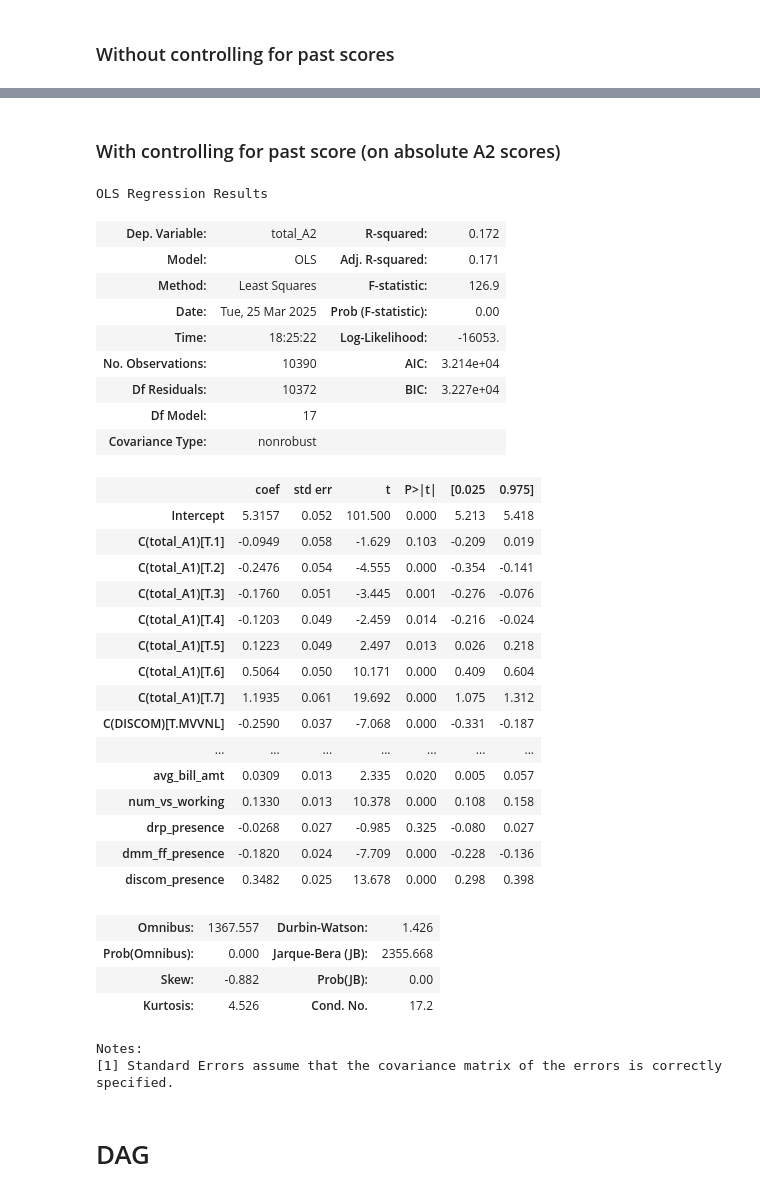
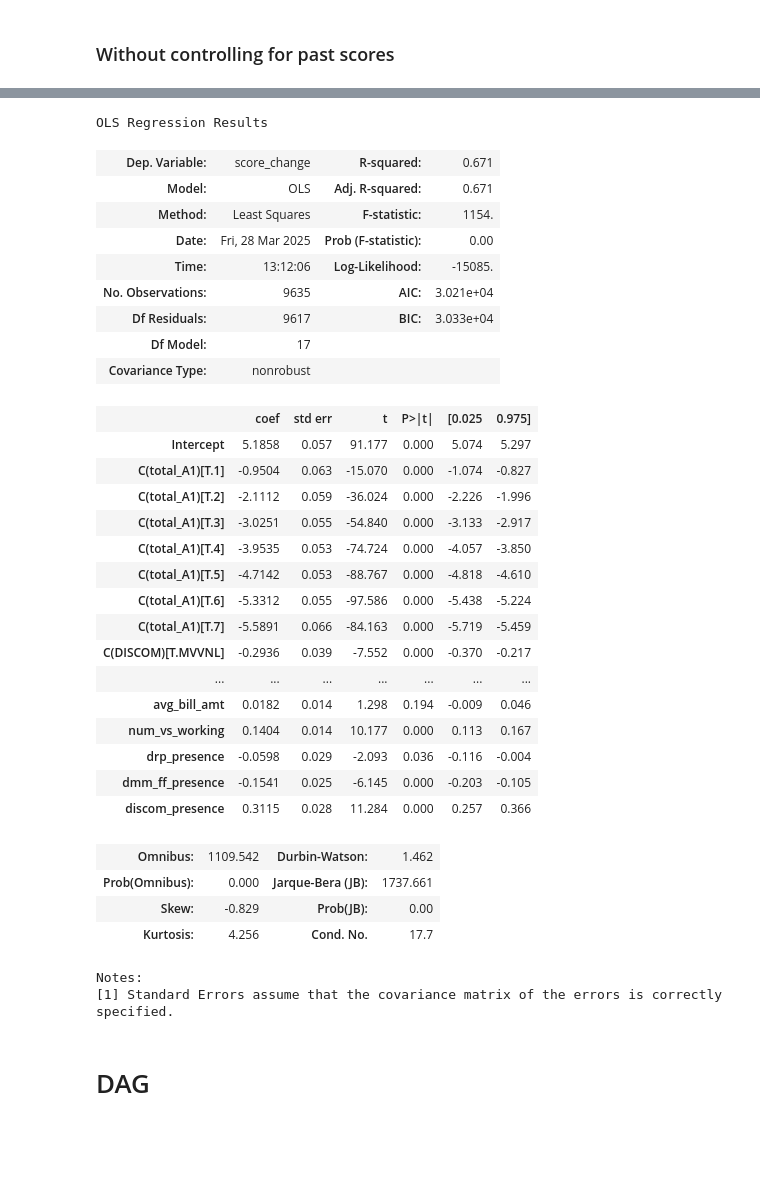
Before and after one commit to Tarunmehta004/Vidyut_Sakhi_training, a Jupyter notebook: Python implementation/Analysis 18Mar25.iPYNB, the cells around one changed output, grey strips where cells are left out. Saved outputs shown, nothing was run; the diff lists cells and outputs as text; code cells hidden in the pictures; blank space fills up the shorter version.

```diff
--- a/Python implementation/Analysis 18Mar25.iPYNB
+++ b/Python implementation/Analysis 18Mar25.iPYNB
@@ -406,2 +413,0 @@ Note:
-# %% [markdown]
-### With controlling for past score (on absolute A2 scores)
@@ -413,39 +414,40 @@ for col in ['num_vs_trained', 'commission_vs', 'avg_bill_amt', 'num_vs_working']
 # %%
-formula = 'total_A2 ~ C(total_A1) + num_vs_trained +  commission_vs + avg_bill_amt + num_vs_working + C(DISCOM) + drp_presence +  dmm_ff_presence + discom_presence'
+# Regressing score change
+formula = 'score_change ~ C(total_A1) + num_vs_trained +  commission_vs + avg_bill_amt + num_vs_working + C(DISCOM) + drp_presence +  dmm_ff_presence + discom_presence'
 model = smf.ols(formula=formula, data = trial)
 results = model.fit()
 results.summary()
 # %% [output]
 OLS Regression Results
-| Dep. Variable: | total_A2 | R-squared: | 0.172 |
-| Model: | OLS | Adj. R-squared: | 0.171 |
-| Method: | Least Squares | F-statistic: | 126.9 |
-| Date: | Tue, 25 Mar 2025 | Prob (F-statistic): | 0.00 |
-| Time: | 18:25:22 | Log-Likelihood: | -16053. |
-| No. Observations: | 10390 | AIC: | 3.214e+04 |
-| Df Residuals: | 10372 | BIC: | 3.227e+04 |
+| Dep. Variable: | score_change | R-squared: | 0.671 |
+| Model: | OLS | Adj. R-squared: | 0.671 |
+| Method: | Least Squares | F-statistic: | 1154. |
+| Date: | Fri, 28 Mar 2025 | Prob (F-statistic): | 0.00 |
+| Time: | 13:12:06 | Log-Likelihood: | -15085. |
+| No. Observations: | 9635 | AIC: | 3.021e+04 |
+| Df Residuals: | 9617 | BIC: | 3.033e+04 |
 | Df Model: | 17 |  |  |
 | Covariance Type: | nonrobust |  |  |
 |  | coef | std err | t | P>|t| | [0.025 | 0.975] |
-| Intercept | 5.3157 | 0.052 | 101.500 | 0.000 | 5.213 | 5.418 |
-| C(total_A1)[T.1] | -0.0949 | 0.058 | -1.629 | 0.103 | -0.209 | 0.019 |
-| C(total_A1)[T.2] | -0.2476 | 0.054 | -4.555 | 0.000 | -0.354 | -0.141 |
-| C(total_A1)[T.3] | -0.1760 | 0.051 | -3.445 | 0.001 | -0.276 | -0.076 |
-| C(total_A1)[T.4] | -0.1203 | 0.049 | -2.459 | 0.014 | -0.216 | -0.024 |
-| C(total_A1)[T.5] | 0.1223 | 0.049 | 2.497 | 0.013 | 0.026 | 0.218 |
-| C(total_A1)[T.6] | 0.5064 | 0.050 | 10.171 | 0.000 | 0.409 | 0.604 |
-| C(total_A1)[T.7] | 1.1935 | 0.061 | 19.692 | 0.000 | 1.075 | 1.312 |
-| C(DISCOM)[T.MVVNL] | -0.2590 | 0.037 | -7.068 | 0.000 | -0.331 | -0.187 |
+| Intercept | 5.1858 | 0.057 | 91.177 | 0.000 | 5.074 | 5.297 |
+| C(total_A1)[T.1] | -0.9504 | 0.063 | -15.070 | 0.000 | -1.074 | -0.827 |
+| C(total_A1)[T.2] | -2.1112 | 0.059 | -36.024 | 0.000 | -2.226 | -1.996 |
+| C(total_A1)[T.3] | -3.0251 | 0.055 | -54.840 | 0.000 | -3.133 | -2.917 |
+| C(total_A1)[T.4] | -3.9535 | 0.053 | -74.724 | 0.000 | -4.057 | -3.850 |
+| C(total_A1)[T.5] | -4.7142 | 0.053 | -88.767 | 0.000 | -4.818 | -4.610 |
+| C(total_A1)[T.6] | -5.3312 | 0.055 | -97.586 | 0.000 | -5.438 | -5.224 |
+| C(total_A1)[T.7] | -5.5891 | 0.066 | -84.163 | 0.000 | -5.719 | -5.459 |
+| C(DISCOM)[T.MVVNL] | -0.2936 | 0.039 | -7.552 | 0.000 | -0.370 | -0.217 |
 | ... | ... | ... | ... | ... | ... | ... |
-| avg_bill_amt | 0.0309 | 0.013 | 2.335 | 0.020 | 0.005 | 0.057 |
-| num_vs_working | 0.1330 | 0.013 | 10.378 | 0.000 | 0.108 | 0.158 |
-| drp_presence | -0.0268 | 0.027 | -0.985 | 0.325 | -0.080 | 0.027 |
-| dmm_ff_presence | -0.1820 | 0.024 | -7.709 | 0.000 | -0.228 | -0.136 |
-| discom_presence | 0.3482 | 0.025 | 13.678 | 0.000 | 0.298 | 0.398 |
+| avg_bill_amt | 0.0182 | 0.014 | 1.298 | 0.194 | -0.009 | 0.046 |
+| num_vs_working | 0.1404 | 0.014 | 10.177 | 0.000 | 0.113 | 0.167 |
+| drp_presence | -0.0598 | 0.029 | -2.093 | 0.036 | -0.116 | -0.004 |
+| dmm_ff_presence | -0.1541 | 0.025 | -6.145 | 0.000 | -0.203 | -0.105 |
+| discom_presence | 0.3115 | 0.028 | 11.284 | 0.000 | 0.257 | 0.366 |
-| Omnibus: | 1367.557 | Durbin-Watson: | 1.426 |
-| Prob(Omnibus): | 0.000 | Jarque-Bera (JB): | 2355.668 |
-| Skew: | -0.882 | Prob(JB): | 0.00 |
-| Kurtosis: | 4.526 | Cond. No. | 17.2 |
+| Omnibus: | 1109.542 | Durbin-Watson: | 1.462 |
+| Prob(Omnibus): | 0.000 | Jarque-Bera (JB): | 1737.661 |
+| Skew: | -0.829 | Prob(JB): | 0.00 |
+| Kurtosis: | 4.256 | Cond. No. | 17.7 |
 Notes:
 [1] Standard Errors assume that the covariance matrix of the errors is correctly specified.
 # %% [markdown]
```
Also changed, not shown: parts of 21 cells of this notebook.
